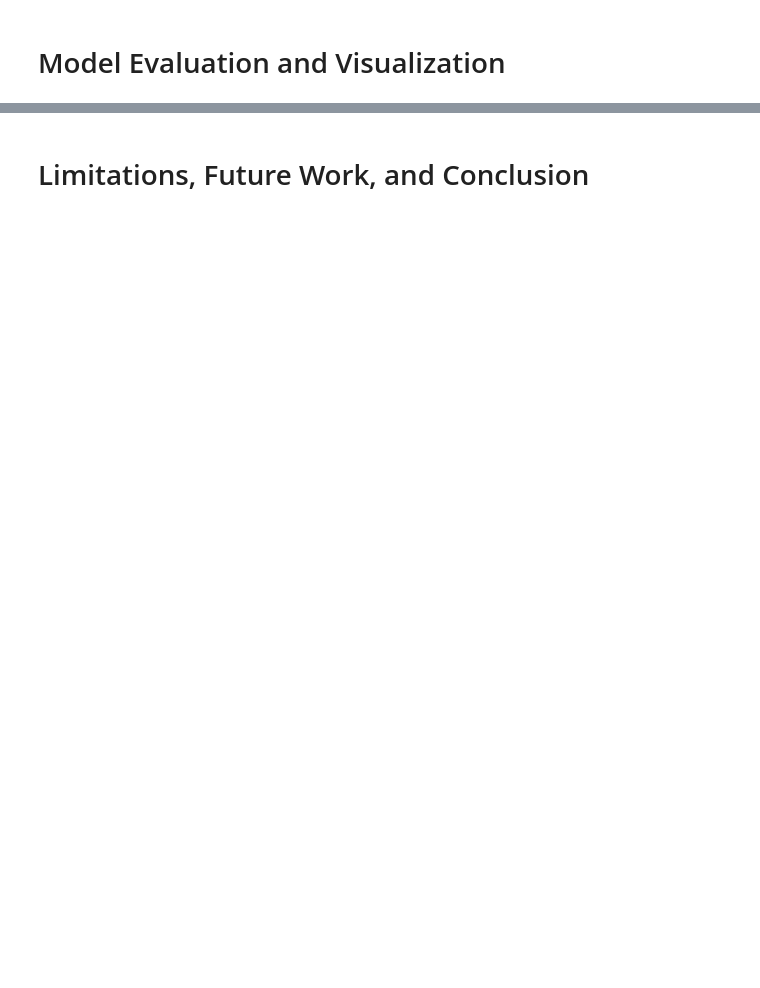
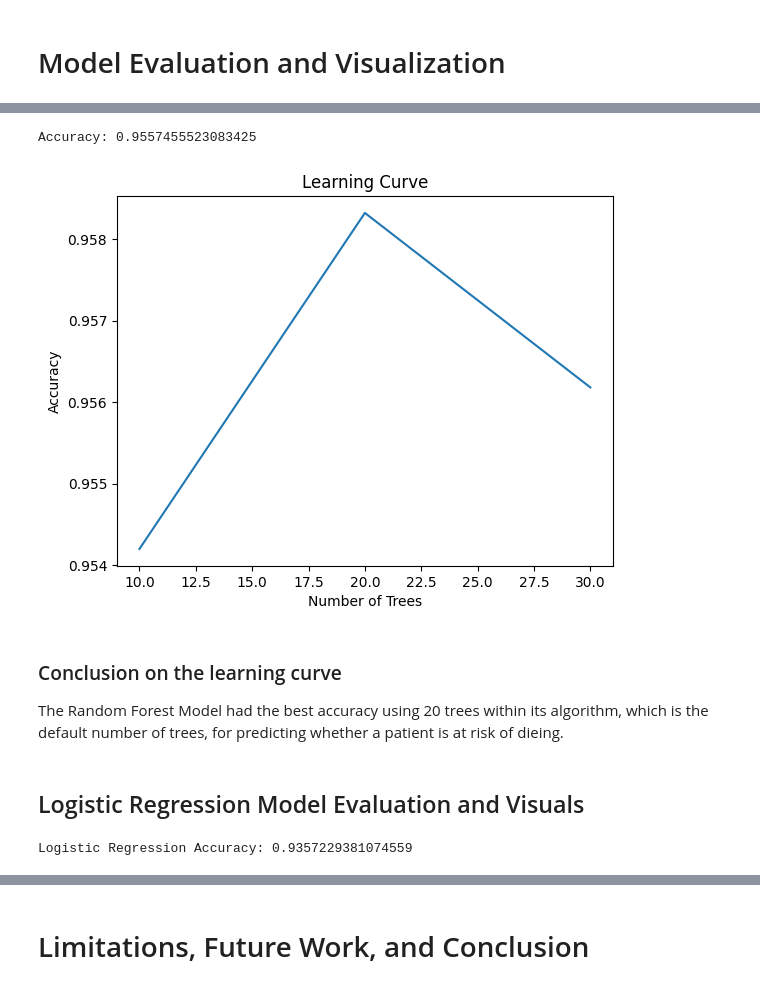
Before and after one commit to Jhatton2/dataMining_finalProject, a Jupyter notebook: covid-19.ipynb, the cells around one changed output, grey strips where cells are left out. Cells and saved outputs as stored; diff of their text form; code cells hidden in the pictures; blank space fills up the shorter version.

```diff
--- a/covid-19.ipynb
+++ b/covid-19.ipynb
@@ -231,0 +332,49 @@ The target column 'hasDied' has a very imbalanced distribution. This discovery m
+# %%
+# Cross-validation for Random Forest Classifier
+from pyspark.ml.tuning import ParamGridBuilder, CrossValidator
+
+param_grid = ParamGridBuilder().addGrid(rf.numTrees, [10, 20, 30]).build()
+
+crossval = CrossValidator(estimator=rf_pipeline, estimatorParamMaps=param_grid, evaluator=rf_evaluator, numFolds=3)
+
+cv_model = crossval.fit(train)
+
+cv_predictions = cv_model.transform(test)
+
+cv_accuracy = rf_evaluator.evaluate(cv_predictions)
+
+print(f"Accuracy: {cv_accuracy}")
+# %% [output]
+Accuracy: 0.9557455523083425
+# %%
+# Show chart of the learning curve
+import matplotlib.pyplot as plt
+
+cv_models = cv_model.avgMetrics
+
+plt.plot([10, 20, 30], cv_models)
+plt.xlabel("Number of Trees")
+plt.ylabel("Accuracy")
+plt.title("Learning Curve")
+plt.show()
+# %% [output]
+[figure, added]
+# %% [markdown]
+### Conclusion on the learning curve
+
+The Random Forest Model had the best accuracy using 20 trees within its algorithm, which is the default number of trees, for predicting whether a patient is at risk of dieing.
+# %% [markdown]
+## Logistic Regression Model Evaluation and Visuals
+# %%
+# Evaluate the logistic regression model's accuracy
+from pyspark.ml.evaluation import MulticlassClassificationEvaluator
+
+# Create an evaluator
+evaluator = MulticlassClassificationEvaluator(labelCol="hasDied", metricName="accuracy")
+
+# Evaluate the model
+lr_accuracy = evaluator.evaluate(lr_predictions)
+
+print(f"Logistic Regression Accuracy: {lr_accuracy}")
+# %% [output]
+Logistic Regression Accuracy: 0.9357229381074559
```
Also changed, not shown: parts of 15 cells of this notebook.
